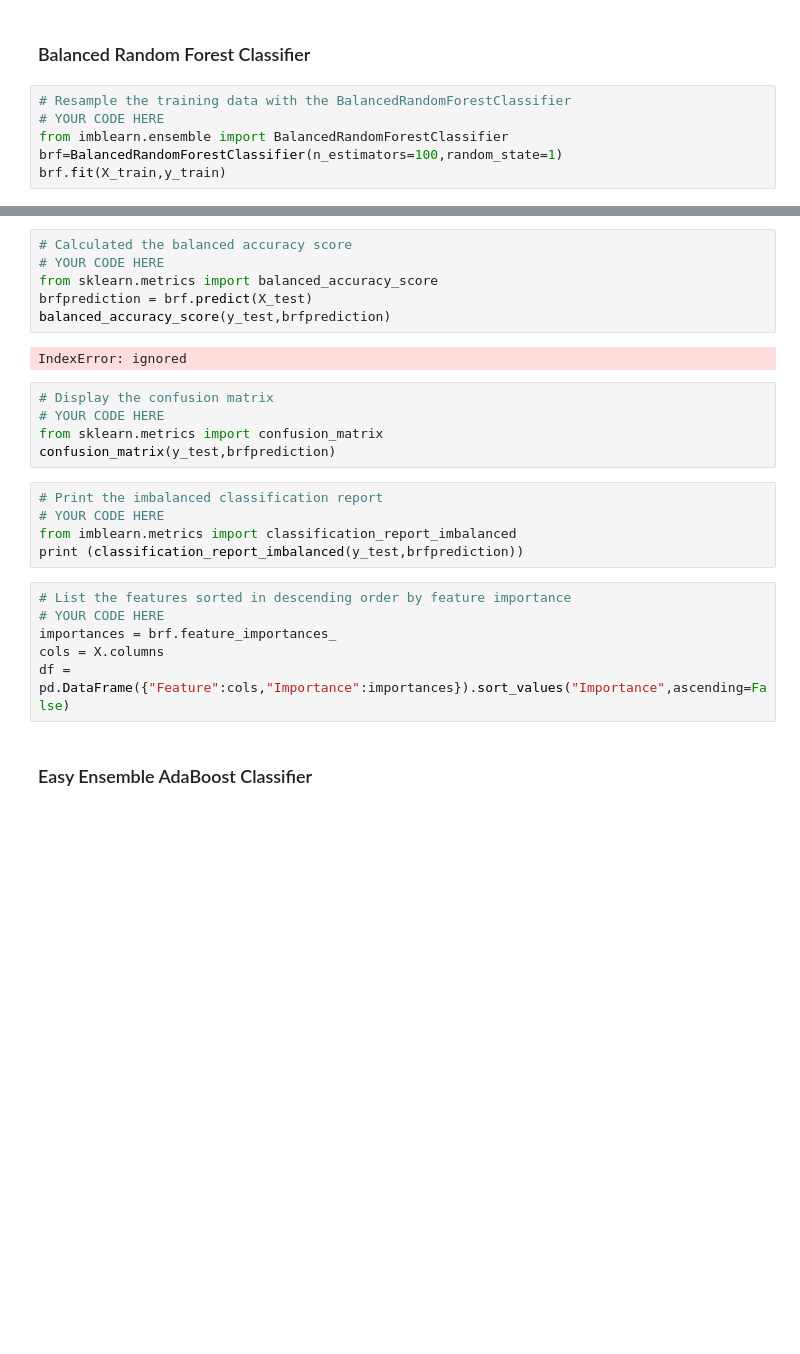
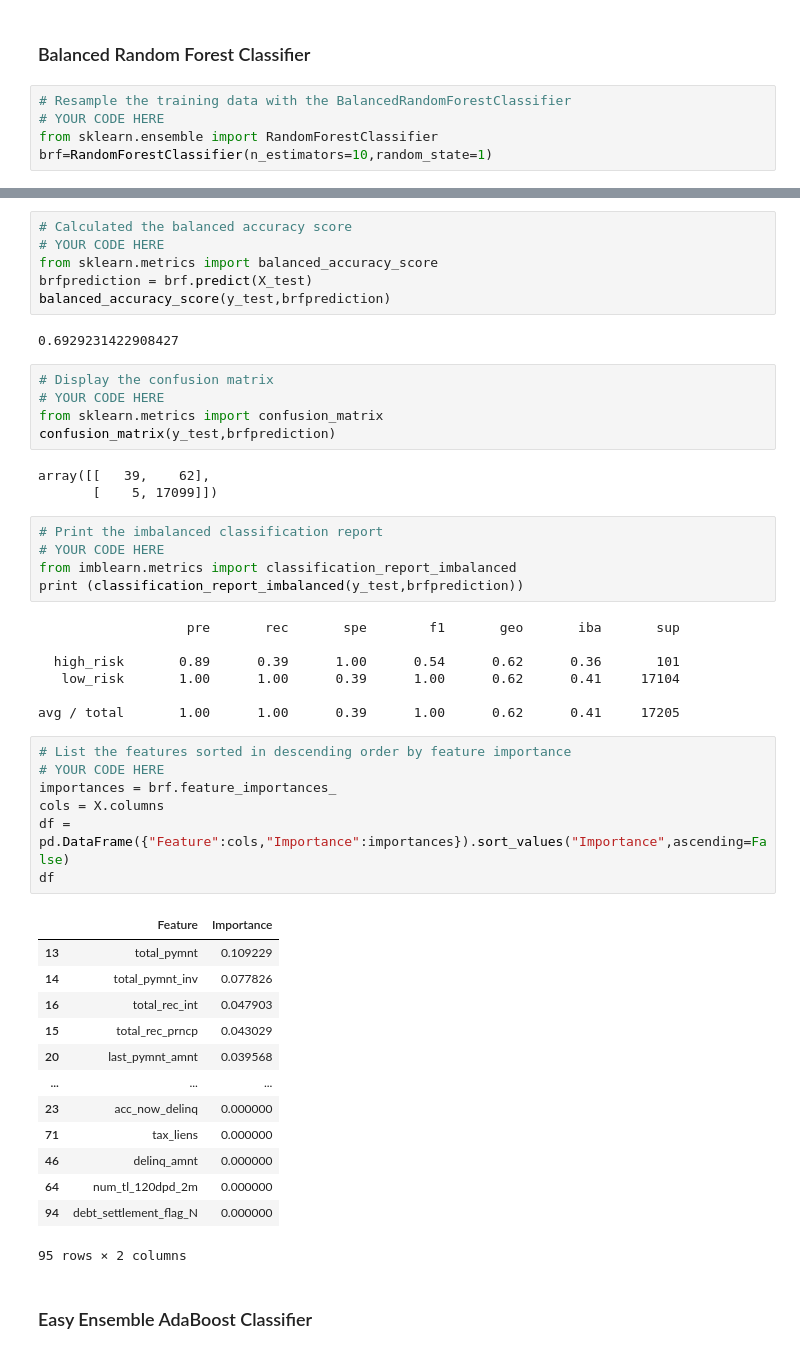
Before and after one commit to sibtainj/Credit_Risk_Analysis, a Jupyter notebook: credit_risk_ensemble_starter_code.ipynb, the cells around one changed output, grey strips where cells are left out. Saved outputs shown, nothing was run; the diff lists cells and outputs as text; blank space fills up the shorter version.

```diff
--- a/credit_risk_ensemble_starter_code.ipynb
+++ b/credit_risk_ensemble_starter_code.ipynb
@@ -136,6 +136,5 @@ Note: Use a random state of 1 for each algorithm to ensure consistency between t
 # %%
 # Resample the training data with the BalancedRandomForestClassifier
 # YOUR CODE HERE
-from imblearn.ensemble import BalancedRandomForestClassifier
-brf=BalancedRandomForestClassifier(n_estimators=100,random_state=1)
-brf.fit(X_train,y_train)
+from sklearn.ensemble import RandomForestClassifier
+brf=RandomForestClassifier(n_estimators=10,random_state=1)
@@ -148,23 +156,48 @@ from sklearn.metrics import balanced_accuracy_score
 brfprediction = brf.predict(X_test)
 balanced_accuracy_score(y_test,brfprediction)
 # %% [output]
-IndexError: ignored
+0.6929231422908427
 # %%
 # Display the confusion matrix
 # YOUR CODE HERE
 from sklearn.metrics import confusion_matrix
 confusion_matrix(y_test,brfprediction)
+# %% [output]
+array([[   39,    62],
+       [    5, 17099]])
 # %%
 # Print the imbalanced classification report
 # YOUR CODE HERE
 from imblearn.metrics import classification_report_imbalanced
 print (classification_report_imbalanced(y_test,brfprediction))
+# %% [output]
+                   pre       rec       spe        f1       geo       iba       sup
+
+  high_risk       0.89      0.39      1.00      0.54      0.62      0.36       101
+   low_risk       1.00      1.00      0.39      1.00      0.62      0.41     17104
+
+avg / total       1.00      1.00      0.39      1.00      0.62      0.41     17205
 # %%
 # List the features sorted in descending order by feature importance
 # YOUR CODE HERE
 importances = brf.feature_importances_
 cols = X.columns
 df = pd.DataFrame({"Feature":cols,"Importance":importances}).sort_values("Importance",ascending=False)
+df
+# %% [output]
+|  | Feature | Importance |
+| 13 | total_pymnt | 0.109229 |
+| 14 | total_pymnt_inv | 0.077826 |
+| 16 | total_rec_int | 0.047903 |
+| 15 | total_rec_prncp | 0.043029 |
+| 20 | last_pymnt_amnt | 0.039568 |
+| ... | ... | ... |
+| 23 | acc_now_delinq | 0.000000 |
+| 71 | tax_liens | 0.000000 |
+| 46 | delinq_amnt | 0.000000 |
+| 64 | num_tl_120dpd_2m | 0.000000 |
+| 94 | debt_settlement_flag_N | 0.000000 |
+95 rows × 2 columns
 # %% [markdown]
 ### Easy Ensemble AdaBoost Classifier
 # %%
```
Also changed, not shown: parts of 2 cells of this notebook.
